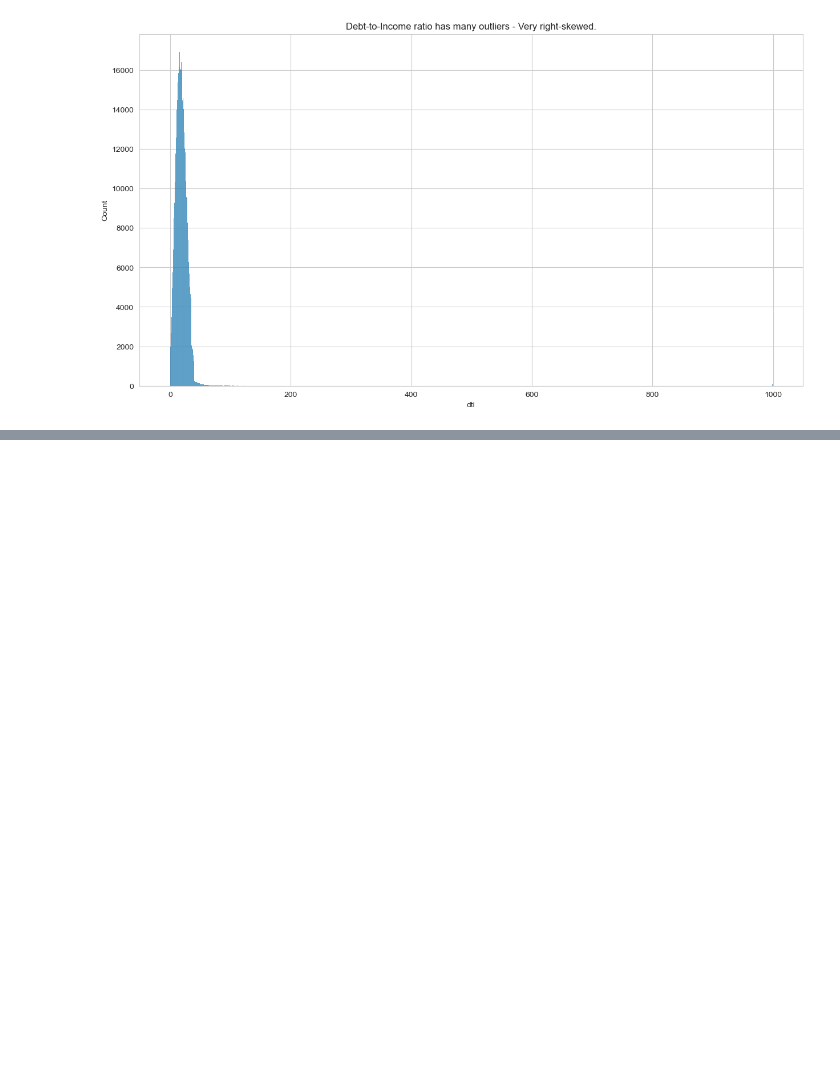
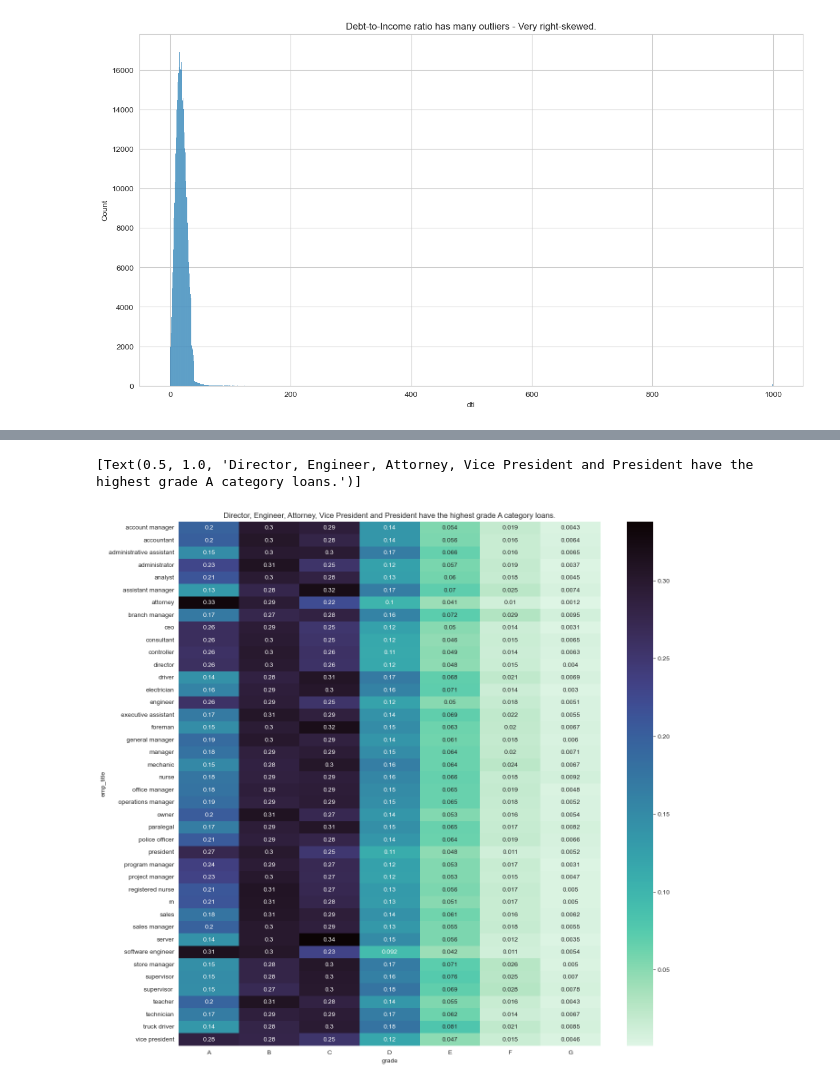
Before and after one commit to shyamghan17/MachineLearning, a Jupyter notebook: BigData/Assignment/LoanPred.ipynb, the cells around one changed output, grey strips where cells are left out. Saved outputs shown, nothing was run; the diff lists cells and outputs as text; code cells hidden in the pictures; blank space fills up the shorter version.

```diff
--- a/BigData/Assignment/LoanPred.ipynb
+++ b/BigData/Assignment/LoanPred.ipynb
@@ -129,0 +157,11 @@ ax.set(title="Debt-to-Income ratio below 40 is somewhat normal")
+# %%
+plt.figure(figsize=(15, 15))
+ax = sns.heatmap(pd.crosstab(LoanStatData[LoanStatData['emp_title'].isin(top_emp_titles)]['emp_title'].str.lower(),
+                             LoanStatData[LoanStatData['emp_title'].isin(top_emp_titles)]['grade'],
+                             normalize='index'),
+                 annot=True,
+                 cmap="mako_r")
+ax.set(title="Director, Engineer, Attorney, Vice President and President have the highest grade A category loans.")
+# %% [output]
+[Text(0.5, 1.0, 'Director, Engineer, Attorney, Vice President and President have the highest grade A category loans.')]
+[figure, added]
```
Also changed, not shown: parts of 45 cells of this notebook.
